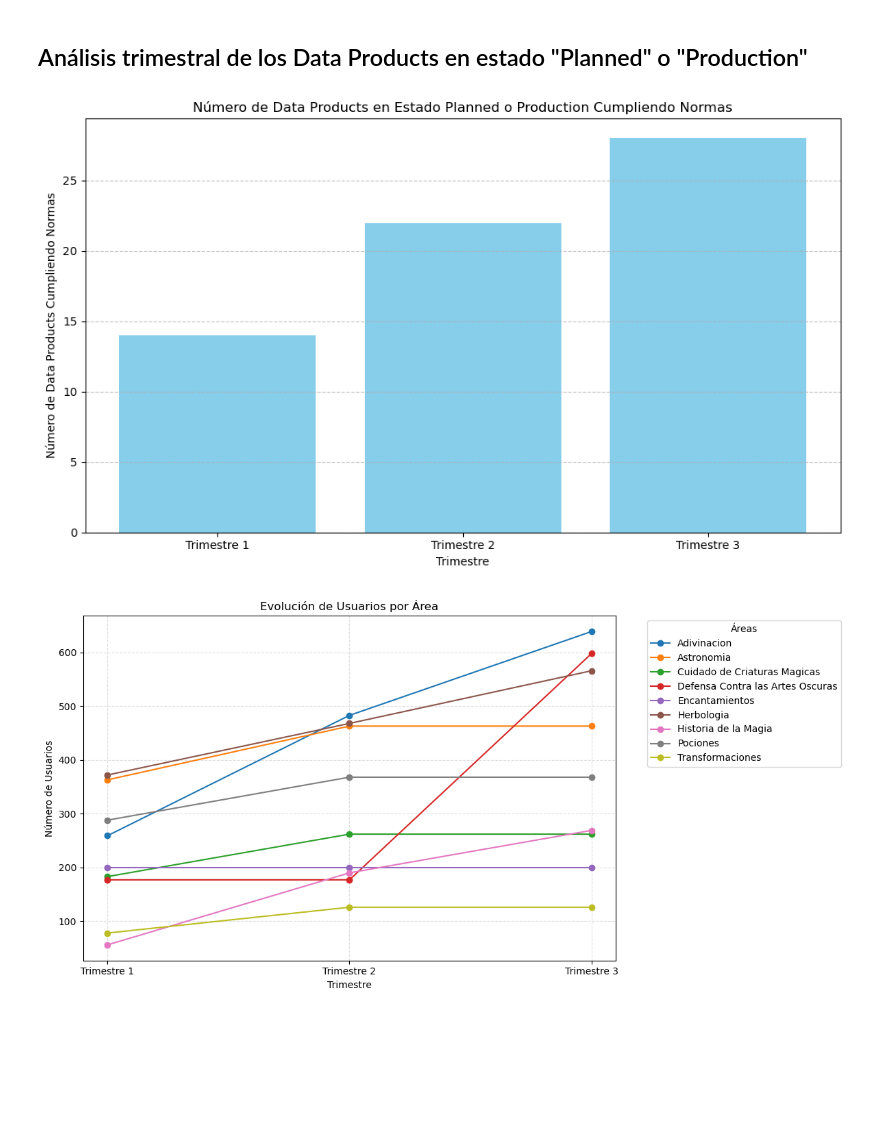
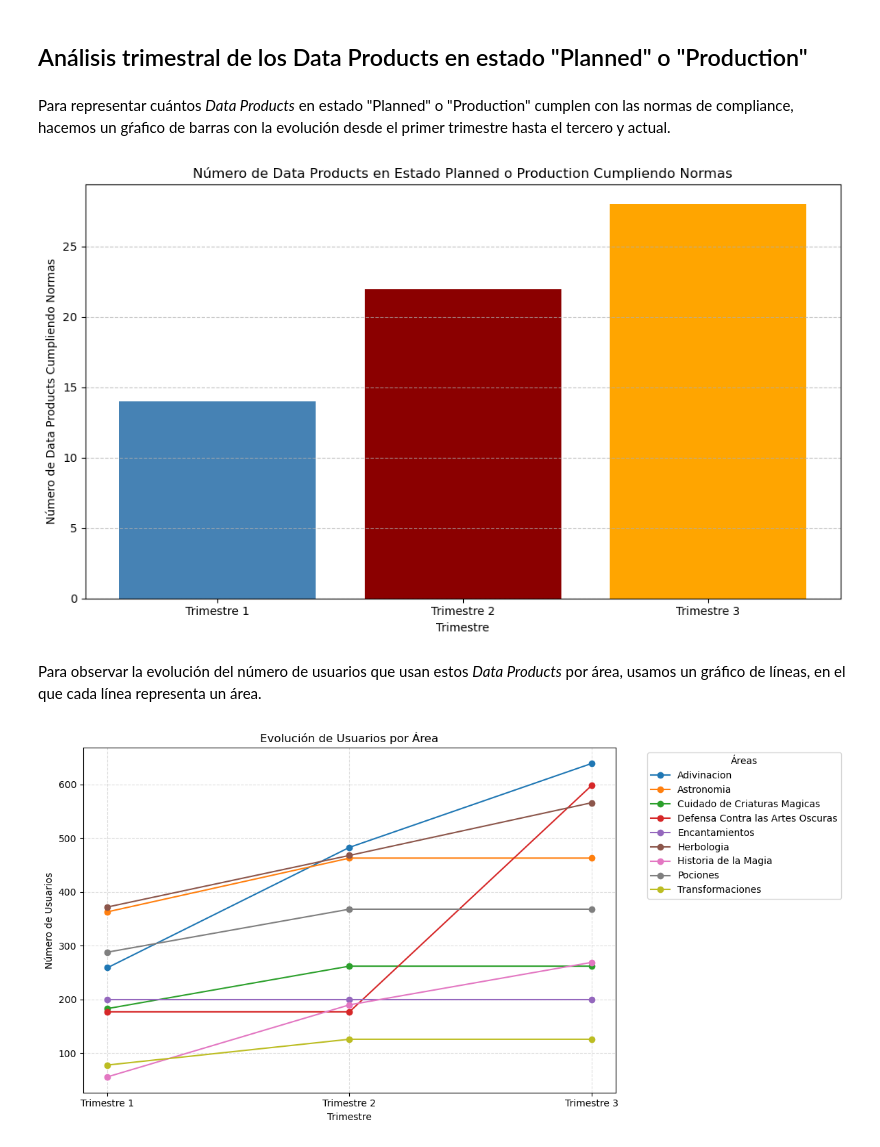
Before and after one commit to marquito3012/Master, a Jupyter notebook: Programación y entorno de trabajo para la IA/actividad1/actividad1.ipynb, the cells around one changed output. Drawn from its saved outputs; the diff is of its cells as text; code cells hidden in the pictures; blank space fills up the shorter version.

```diff
--- a/Programación y entorno de trabajo para la IA/actividad1/actividad1.ipynb
+++ b/Programación y entorno de trabajo para la IA/actividad1/actividad1.ipynb
@@ -517,23 +518,27 @@ plt.show()
 [figure]
 # %% [markdown]
 ## Análisis trimestral de los Data Products en estado "Planned" o "Production"
+# %% [markdown]
+Para representar cuántos *Data Products* en estado "Planned" o "Production" cumplen con las normas de compliance, hacemos un gŕafico de barras con la evolución desde el primer trimestre hasta el tercero y actual.
 # %%
 plt.figure(figsize=(10, 6))
 plt.bar(
     ['Trimestre 1', 'Trimestre 2', 'Trimestre 3'],
     [trimestre1_planned_o_production_normas_compliance,
      trimestre2_planned_o_production_normas_compliance,
      trimestre3_planned_o_production_normas_compliance],
-    color='skyblue'
+    color=['steelblue', 'darkred', 'orange']
 )
 plt.title('Número de Data Products en Estado Planned o Production Cumpliendo Normas')
 plt.xlabel('Trimestre')
 plt.ylabel('Número de Data Products Cumpliendo Normas')
 plt.grid(axis='y', linestyle='--', alpha=0.7)
 plt.tight_layout()
 plt.show()
 # %% [output]
-[figure, old version]
+[figure, new version]
+# %% [markdown]
+Para observar la evolución del número de usuarios que usan estos *Data Products* por área, usamos un gráfico de líneas, en el que cada línea representa un área.
 # %%
 trimestres_usuarios_por_area = pd.DataFrame({
     'Trimestre 1': trimestre1_planned_o_production_usuarios_por_area,
```
Also changed, not shown: parts of 27 cells of this notebook.
